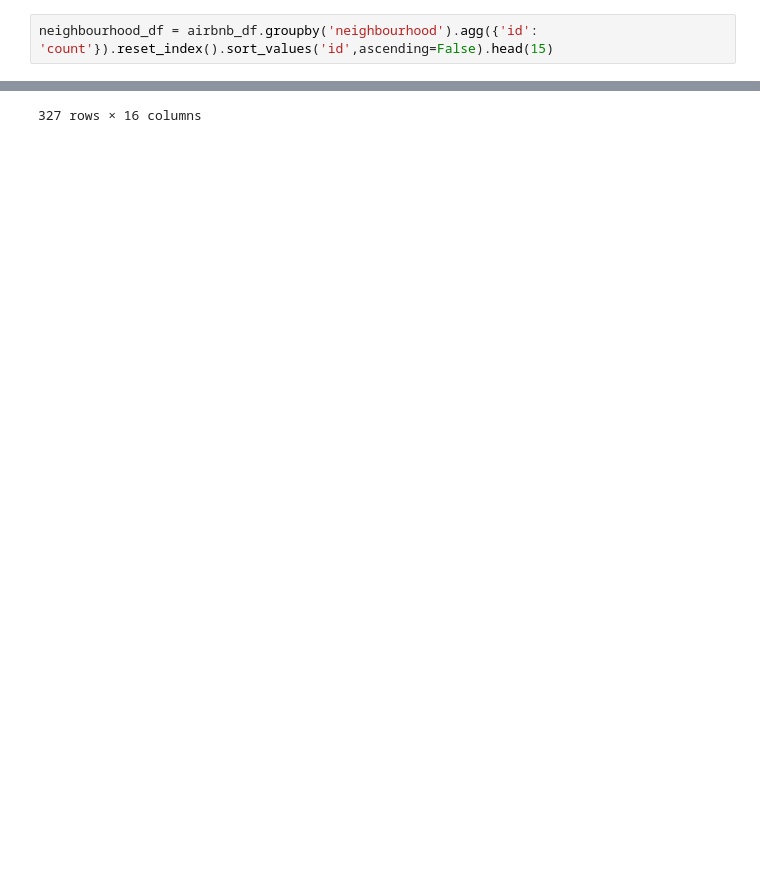
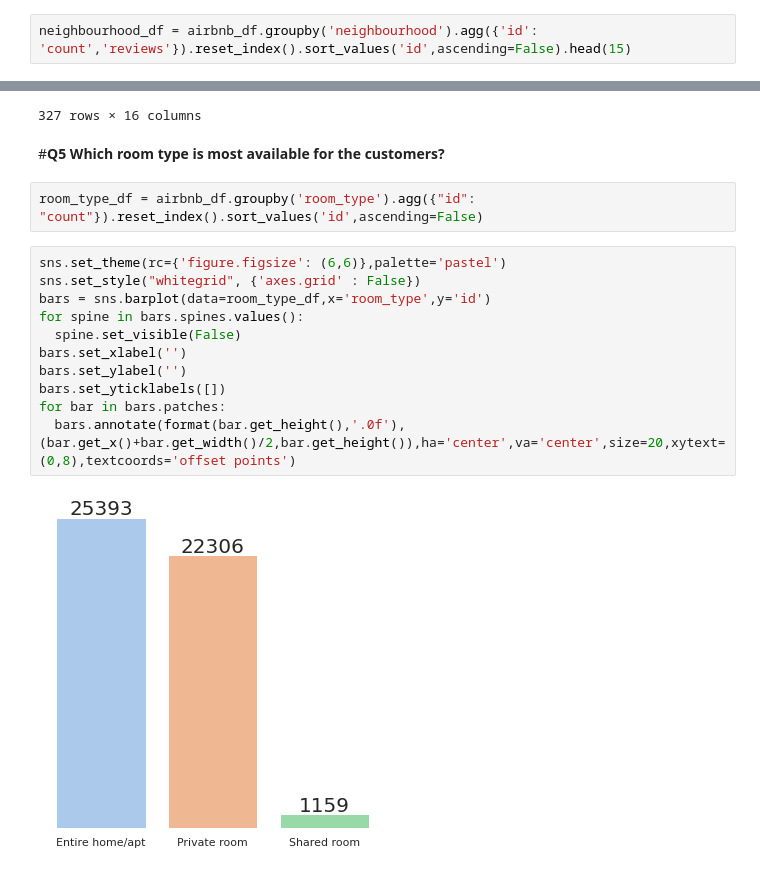
Before and after one commit to sudeep-009/Airbnb-Analysis, a Jupyter notebook: Copy_of_Airbnb_Bookings_Analysis_Capstone_Project.ipynb, the cells around one changed output, grey strips where cells are left out. Saved outputs shown, nothing was run; the diff lists cells and outputs as text; blank space fills up the shorter version.

```diff
--- a/Copy_of_Airbnb_Bookings_Analysis_Capstone_Project.ipynb
+++ b/Copy_of_Airbnb_Bookings_Analysis_Capstone_Project.ipynb
@@ -185,5 +205,5 @@ Most number of host are in Manhattan neighbourhood group
 # %%
-neighbourhood_df = airbnb_df.groupby('neighbourhood').agg({'id': 'count'}).reset_index().sort_values('id',ascending=False).head(15)
+neighbourhood_df = airbnb_df.groupby('neighbourhood').agg({'id': 'count','reviews'}).reset_index().sort_values('id',ascending=False).head(15)
 # %%
 sns.set_theme(style='white', palette='pastel', rc={'figure.figsize': (20,6)})
 bars = sns.barplot(data=neighbourhood_df,x='neighbourhood',y='id')
@@ -303,3 +323,20 @@ airbnb_df[airbnb_df['host_id']==219517861]
 | 47814 | 35936418 | Sonder | 116 John | Polished Stud... | 219517861 | Sonder (NYC) | Manhattan | Financial District | 40.70840 | -74.00518 | ... |
 | 47821 | 35937891 | Sonder | 116 John | Simple Studio... | 219517861 | Sonder (NYC) | Manhattan | Financial District | 40.70707 | -74.00557 | ... |
 327 rows × 16 columns
+# %% [markdown]
+#**Q5 Which room type is most available for the customers?**
+# %%
+room_type_df = airbnb_df.groupby('room_type').agg({"id": "count"}).reset_index().sort_values('id',ascending=False)
+# %%
+sns.set_theme(rc={'figure.figsize': (6,6)},palette='pastel')
+sns.set_style("whitegrid", {'axes.grid' : False})
+bars = sns.barplot(data=room_type_df,x='room_type',y='id')
+for spine in bars.spines.values():
+  spine.set_visible(False)
+bars.set_xlabel('')
+bars.set_ylabel('')
+bars.set_yticklabels([])
+for bar in bars.patches:
+  bars.annotate(format(bar.get_height(),'.0f'),(bar.get_x()+bar.get_width()/2,bar.get_height()),ha='center',va='center',size=20,xytext=(0,8),textcoords='offset points')
+# %% [output]
+[figure, added]
```
Also changed, not shown: parts of 12 cells of this notebook.
